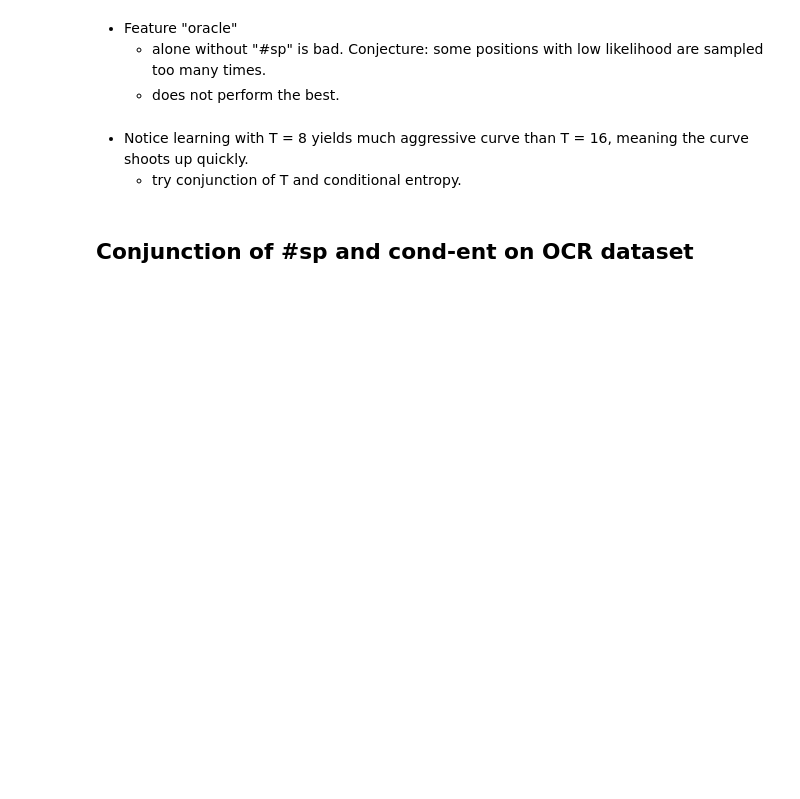
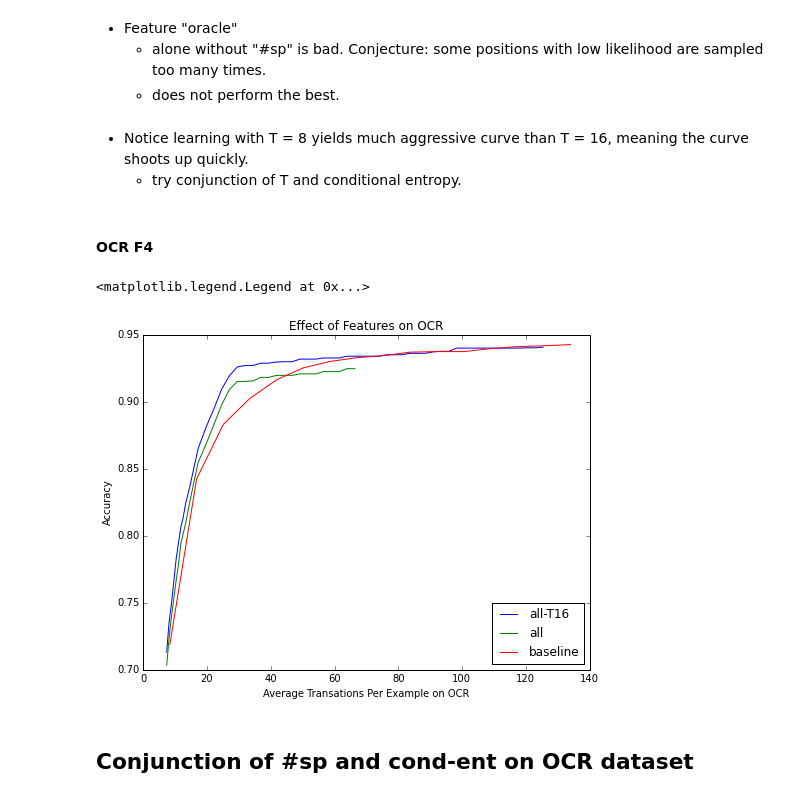
Before and after one commit to strin/HeteroSampler, a Jupyter notebook: plot.ipynb, the cells around one changed output. Saved outputs shown, nothing was run; the diff lists cells and outputs as text; code cells hidden in the pictures; blank space fills up the shorter version.

```diff
--- a/plot.ipynb
+++ b/plot.ipynb
@@ -276,6 +296,22 @@ legend(['all', 'cond', 'nb-#vary',  'baseline'], loc=4)
 # %% [markdown]
 * Notice learning with T = 8 yields much aggressive curve than T = 16, meaning the curve shoots up quickly.
     * try conjunction of T and conditional entropy.
+# %% [markdown]
+#### OCR F4
+# %%
+# all features.
+figure(num=None, figsize=(8, 6), dpi=80)
+plotAcc('test/ocr/f4/blockpolicy/all-T16/1/tcall_b*/policy.xml')
+plotAcc('test/ocr/f4/blockpolicy/all+#sp/1/tcall_b*/policy.xml')
+plotAcc('test/ocr/f4/gibbs/default/1/tcall_T*/policy.xml')
+title('Effect of Features on OCR')
+xlabel('Average Transations Per Example on OCR')
+ylabel('Accuracy')
+# legend(range(10), loc=4)
+legend(['all-T16', 'all', 'baseline'], loc=4)
+# %% [output]
+<matplotlib.legend.Legend at 0x...>
+[figure, added]
 # %% [markdown]
 ## Conjunction of #sp and cond-ent on OCR dataset
 # %%
```
Also changed, not shown: parts of 10 cells of this notebook, 1 other file.
